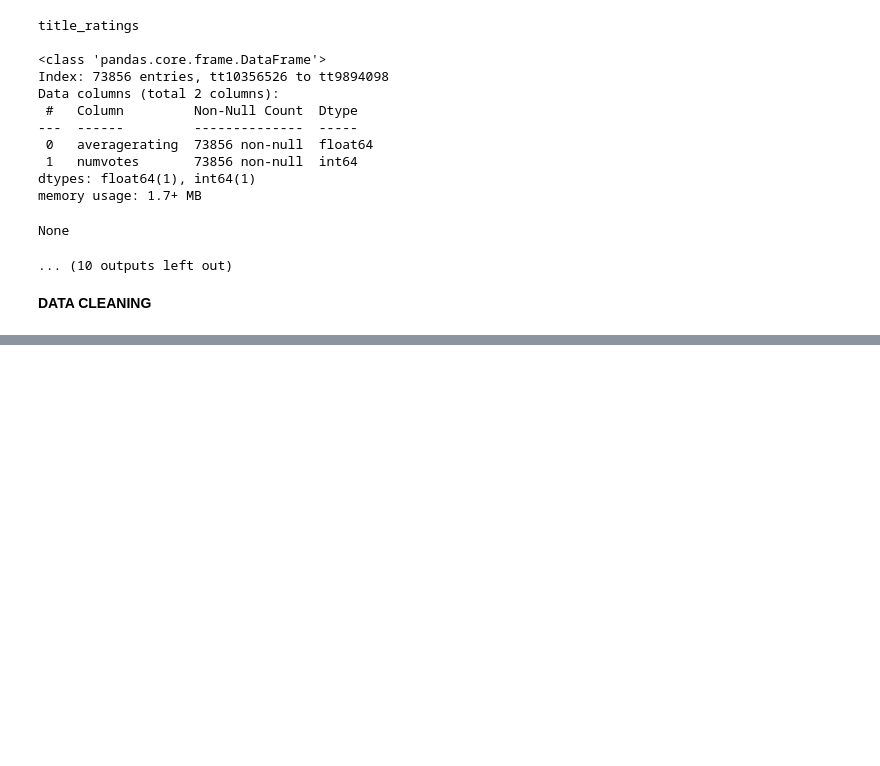
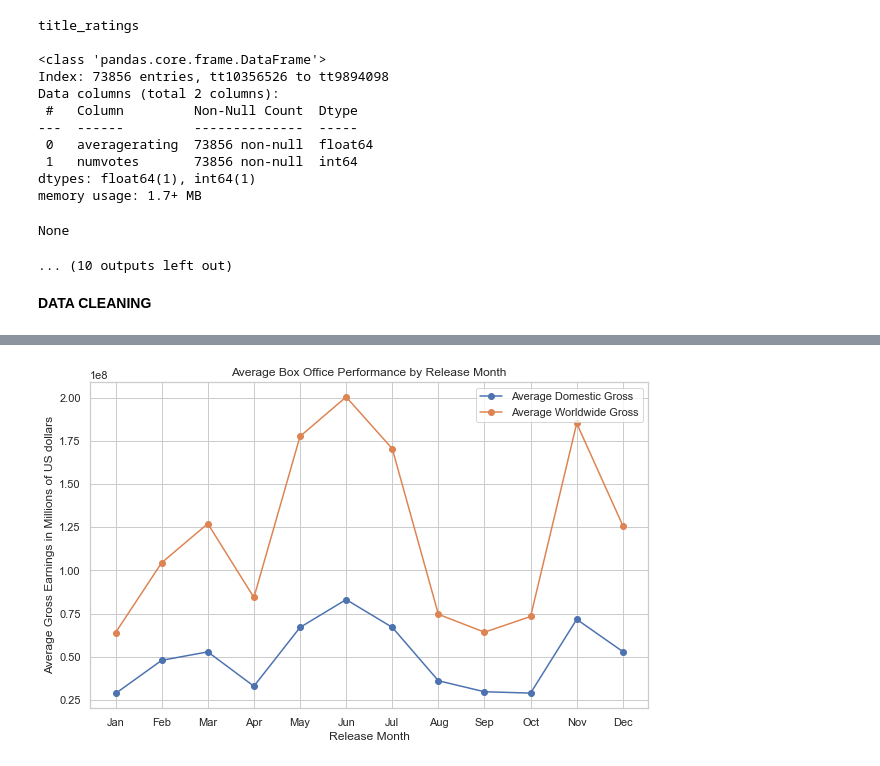
Before and after one commit to Iswana-O/dsc-phase-1-project, a Jupyter notebook: MICROSOFT MOVIE STUDIO ANALYSIS.ipynb, the cells around one changed output, grey strips where cells are left out. Cells and saved outputs as stored; diff of their text form; code cells hidden in the pictures; blank space fills up the shorter version.

```diff
--- a/MICROSOFT MOVIE STUDIO ANALYSIS.ipynb
+++ b/MICROSOFT MOVIE STUDIO ANALYSIS.ipynb
@@ -308,0 +426,33 @@ plt.show()
+# %%
+
+# Convert 'production_budget', 'domestic_gross', and 'worldwide_gross' columns to numeric
+tmdb_movies_budgets_df ['production_budget'] = tmdb_movies_budgets_df ['production_budget'].replace('[\$,]', '', regex=True).astype(float)
+tmdb_movies_budgets_df ['domestic_gross'] =tmdb_movies_budgets_df ['domestic_gross'].replace('[\$,]', '', regex=True).astype(float)
+tmdb_movies_budgets_df ['worldwide_gross'] = tmdb_movies_budgets_df ['worldwide_gross'].replace('[\$,]', '', regex=True).astype(float)
+
+# Extract month and year from the 'release_date' column
+tmdb_movies_budgets_df ['release_month'] = pd.to_datetime(tmdb_movies_budgets_df ['release_date_y']).dt.month
+tmdb_movies_budgets_df ['release_year'] = pd.to_datetime(tmdb_movies_budgets_df ['release_date_y']).dt.year
+
+# Group the data by release month and calculate the average domestic and worldwide gross
+monthly_avg_gross = tmdb_movies_budgets_df .groupby('release_month').agg({
+    'domestic_gross': 'mean',
+    'worldwide_gross': 'mean'
+}).reset_index()
+
+# Sort the data by release month for proper plotting
+monthly_avg_gross = monthly_avg_gross.sort_values('release_month')
+
+# Data Visualization
+plt.figure(figsize=(10, 6))
+plt.plot(monthly_avg_gross['release_month'], monthly_avg_gross['domestic_gross'], marker='o', label='Average Domestic Gross')
+plt.plot(monthly_avg_gross['release_month'], monthly_avg_gross['worldwide_gross'], marker='o', label='Average Worldwide Gross')
+plt.xlabel('Release Month')
+plt.ylabel('Average Gross Earnings in Millions of US dollars')
+plt.title('Average Box Office Performance by Release Month')
+plt.xticks(range(1, 13), ['Jan', 'Feb', 'Mar', 'Apr', 'May', 'Jun', 'Jul', 'Aug', 'Sep', 'Oct', 'Nov', 'Dec'])
+plt.legend()
+plt.grid(True)
+plt.show()
+# %% [output]
+[figure, added]
```
Also changed, not shown: parts of 23 cells of this notebook, 1 other file.
